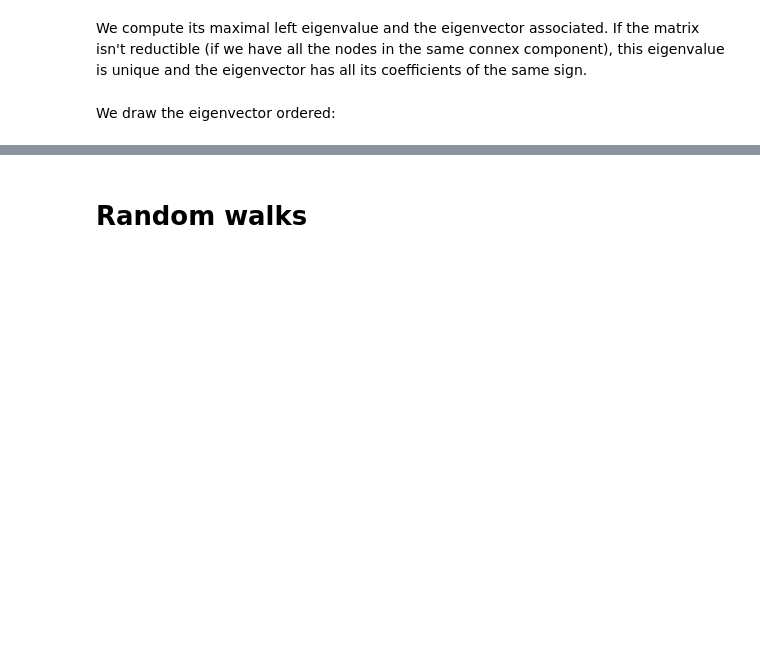
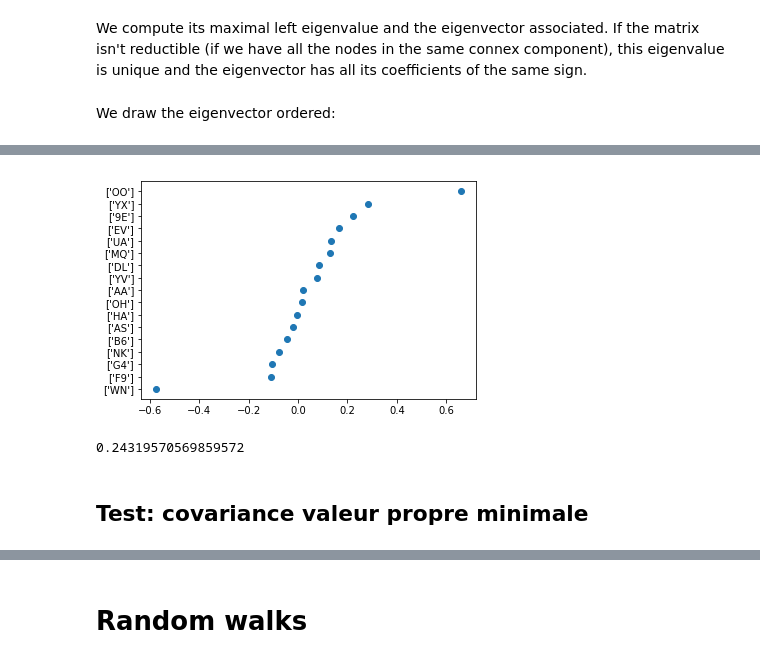
Before and after one commit to TiphaineV/multiplex-streams, a Jupyter notebook: src/visualisation/planes.ipynb, the cells around one changed output, grey strips where cells are left out. Cells and saved outputs as stored; diff of their text form; code cells hidden in the pictures; blank space fills up the shorter version.

```diff
--- a/src/visualisation/planes.ipynb
+++ b/src/visualisation/planes.ipynb
@@ -284,0 +328,14 @@ plt.show()
+# %%
+l=SortedCollection(iterable=lablist,key = lambda lab: vectpcov[lablist.index(lab)])
+vectcova,labo2=l.listsSorted()
+
+plt.plot(labo2,vectcova,'o')
+plt.savefig("covscoresplanes.pdf")
+plt.show()
+
+print(valpcov)
+# %% [output]
+[figure, added]
+0.24319570569859572
+# %% [markdown]
+## Test: covariance valeur propre minimale
```
Also changed, not shown: parts of 34 cells of this notebook, 25 other files.
